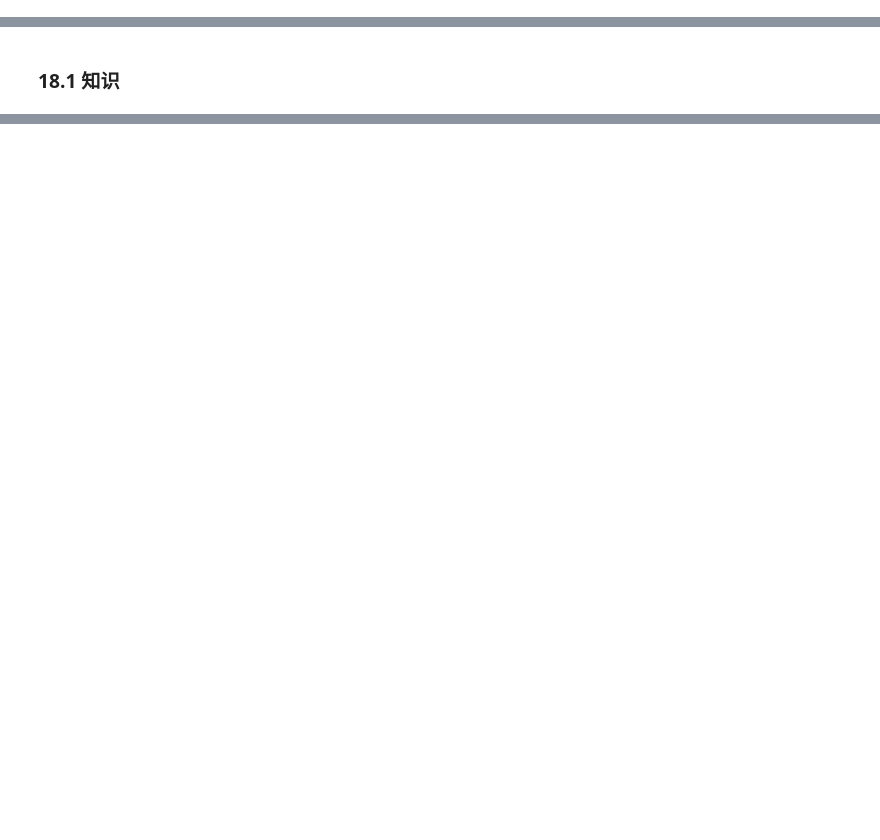
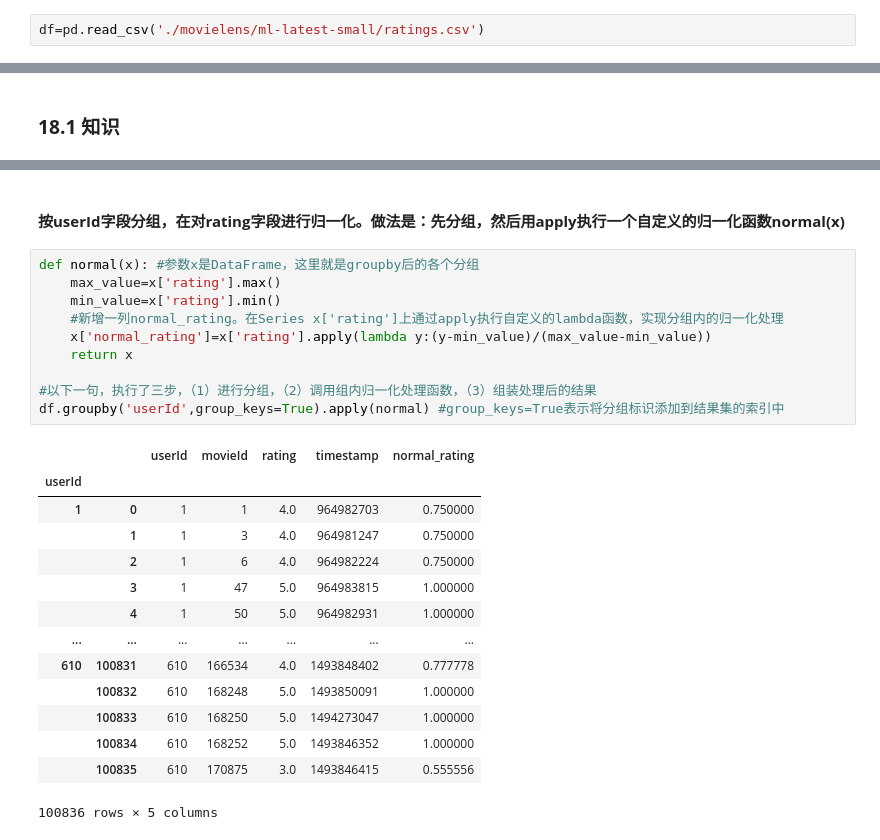
Before and after one commit to Guowm2000/LearningPandas-2, a Jupyter notebook: Pandas学习(5).ipynb, the cells around one changed output, grey strips where cells are left out. Drawn from its saved outputs; the diff is of its cells as text; blank space fills up the shorter version.

```diff
--- a/Pandas学习(5).ipynb
+++ b/Pandas学习(5).ipynb
@@ -154,0 +176,2 @@ df_sub.reset_index(drop=True,inplace=True)
+# %%
+df=pd.read_csv('./movielens/ml-latest-small/ratings.csv')
@@ -162,0 +222,27 @@ df_sub.reset_index(drop=True,inplace=True)
+# %% [markdown]
+#### **按userId字段分组，在对rating字段进行归一化。做法是：先分组，然后用apply执行一个自定义的归一化函数normal(x)**
+# %%
+def normal(x): #参数x是DataFrame，这里就是groupby后的各个分组
+    max_value=x['rating'].max()
+    min_value=x['rating'].min()
+    #新增一列normal_rating。在Series x['rating']上通过apply执行自定义的lambda函数，实现分组内的归一化处理
+    x['normal_rating']=x['rating'].apply(lambda y:(y-min_value)/(max_value-min_value))
+    return x
+
+#以下一句，执行了三步，（1）进行分组，（2）调用组内归一化处理函数，（3）组装处理后的结果
+df.groupby('userId',group_keys=True).apply(normal) #group_keys=True表示将分组标识添加到结果集的索引中
+# %% [output]
+|  |  | userId | movieId | rating | timestamp | normal_rating |
+| userId |  |  |  |  |  |  |
+| 1 | 0 | 1 | 1 | 4.0 | 964982703 | 0.750000 |
+|  | 1 | 1 | 3 | 4.0 | 964981247 | 0.750000 |
+|  | 2 | 1 | 6 | 4.0 | 964982224 | 0.750000 |
+|  | 3 | 1 | 47 | 5.0 | 964983815 | 1.000000 |
+|  | 4 | 1 | 50 | 5.0 | 964982931 | 1.000000 |
+| ... | ... | ... | ... | ... | ... | ... |
+| 610 | 100831 | 610 | 166534 | 4.0 | 1493848402 | 0.777778 |
+|  | 100832 | 610 | 168248 | 5.0 | 1493850091 | 1.000000 |
+|  | 100833 | 610 | 168250 | 5.0 | 1494273047 | 1.000000 |
+|  | 100834 | 610 | 168252 | 5.0 | 1493846352 | 1.000000 |
+|  | 100835 | 610 | 170875 | 3.0 | 1493846415 | 0.555556 |
+100836 rows × 5 columns
```
Also changed, not shown: parts of 36 cells of this notebook, 4 other files.
